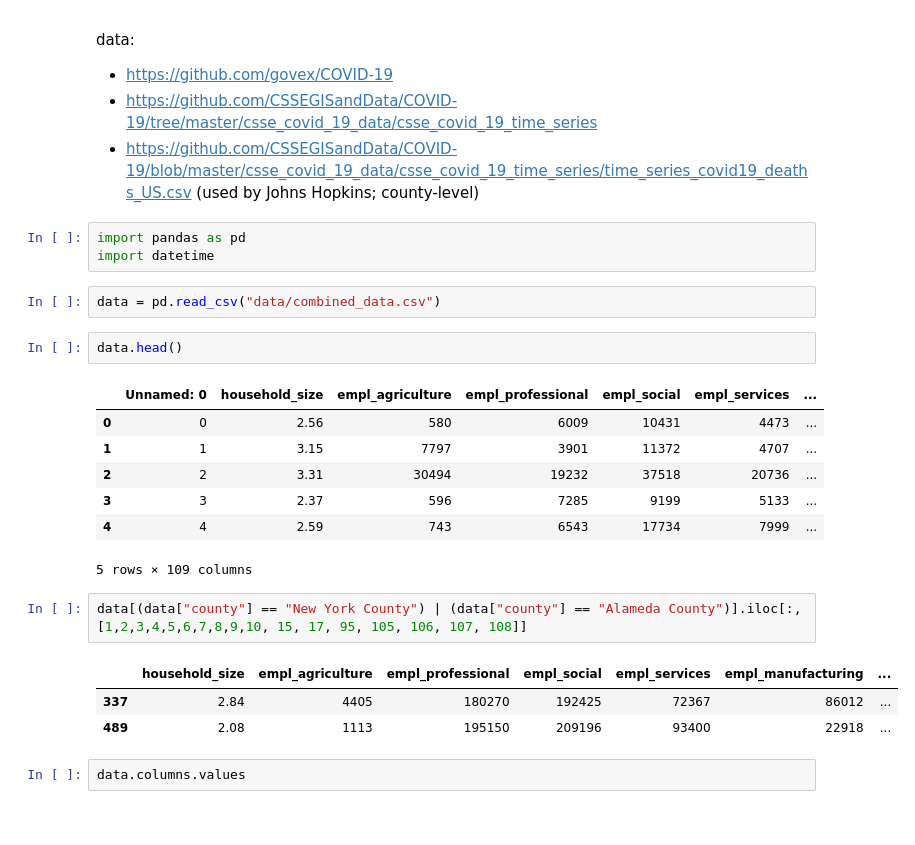
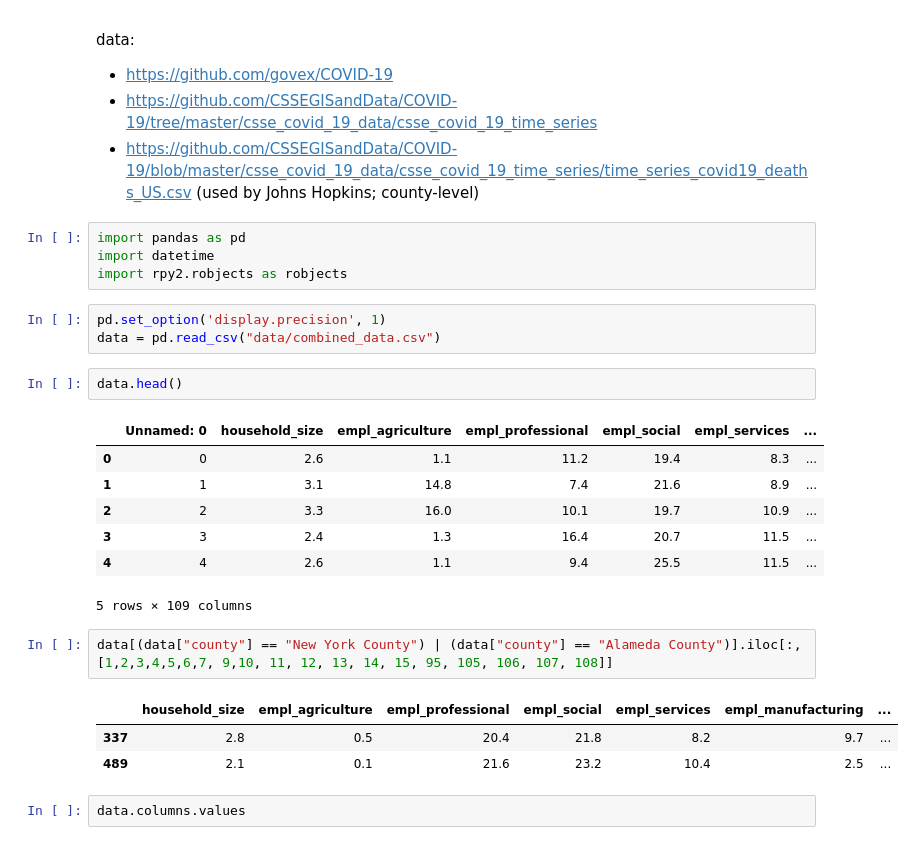
Before and after one commit to aejurgensen/Covid-19, a Jupyter notebook: EDA.ipynb, the cells around one changed output. Cells and saved outputs as stored; diff of their text form.

Commit message:
updated combined data

```diff
--- a/EDA.ipynb
+++ b/EDA.ipynb
@@ -12,24 +12,26 @@ data:
 # %%
 import pandas as pd
 import datetime
+import rpy2.robjects as robjects
 # %%
+pd.set_option('display.precision', 1)
 data = pd.read_csv("data/combined_data.csv")
 # %%
 data.head()
 # %% [output]
 |  | Unnamed: 0 | household_size | empl_agriculture | empl_professional | empl_social | empl_services | ... |
-| 0 | 0 | 2.56 | 580 | 6009 | 10431 | 4473 | ... |
-| 1 | 1 | 3.15 | 7797 | 3901 | 11372 | 4707 | ... |
-| 2 | 2 | 3.31 | 30494 | 19232 | 37518 | 20736 | ... |
-| 3 | 3 | 2.37 | 596 | 7285 | 9199 | 5133 | ... |
-| 4 | 4 | 2.59 | 743 | 6543 | 17734 | 7999 | ... |
+| 0 | 0 | 2.6 | 1.1 | 11.2 | 19.4 | 8.3 | ... |
+| 1 | 1 | 3.1 | 14.8 | 7.4 | 21.6 | 8.9 | ... |
+| 2 | 2 | 3.3 | 16.0 | 10.1 | 19.7 | 10.9 | ... |
+| 3 | 3 | 2.4 | 1.3 | 16.4 | 20.7 | 11.5 | ... |
+| 4 | 4 | 2.6 | 1.1 | 9.4 | 25.5 | 11.5 | ... |
 5 rows × 109 columns
 # %%
-data[(data["county"] == "New York County") | (data["county"] == "Alameda County")].iloc[:,[1,2,3,4,5,6,7,8,9,10, 15, 17, 95, 105, 106, 107, 108]]
+data[(data["county"] == "New York County") | (data["county"] == "Alameda County")].iloc[:,[1,2,3,4,5,6,7, 9,10, 11, 12, 13, 14, 15, 95, 105, 106, 107, 108]]
 # %% [output]
 |  | household_size | empl_agriculture | empl_professional | empl_social | empl_services | empl_manufacturing | ... |
-| 337 | 2.84 | 4405 | 180270 | 192425 | 72367 | 86012 | ... |
-| 489 | 2.08 | 1113 | 195150 | 209196 | 93400 | 22918 | ... |
+| 337 | 2.8 | 0.5 | 20.4 | 21.8 | 8.2 | 9.7 | ... |
+| 489 | 2.1 | 0.1 | 21.6 | 23.2 | 10.4 | 2.5 | ... |
 # %%
 data.columns.values
 # %% [output]
```
Also changed, not shown: parts of 21 cells of this notebook, 5 other files.
